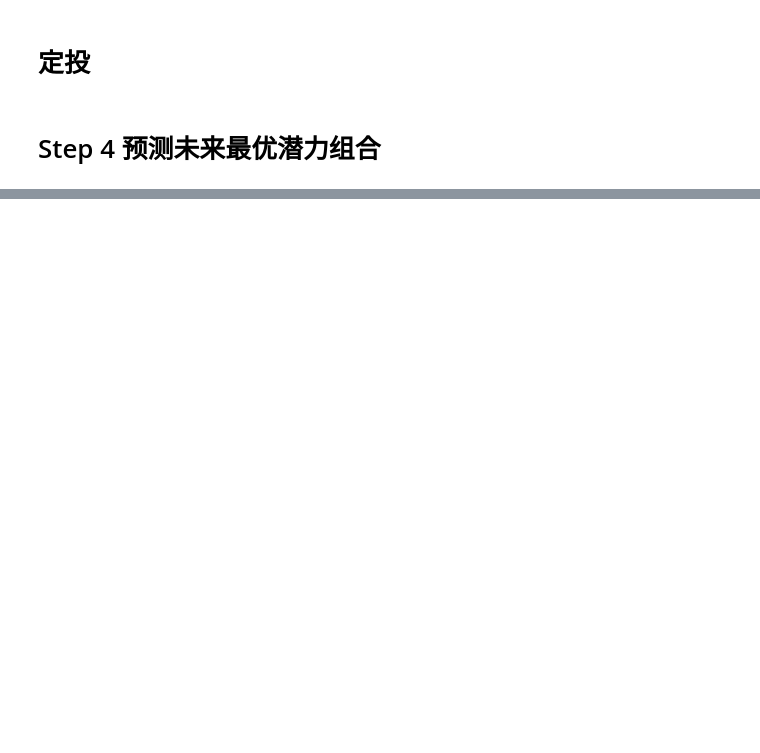
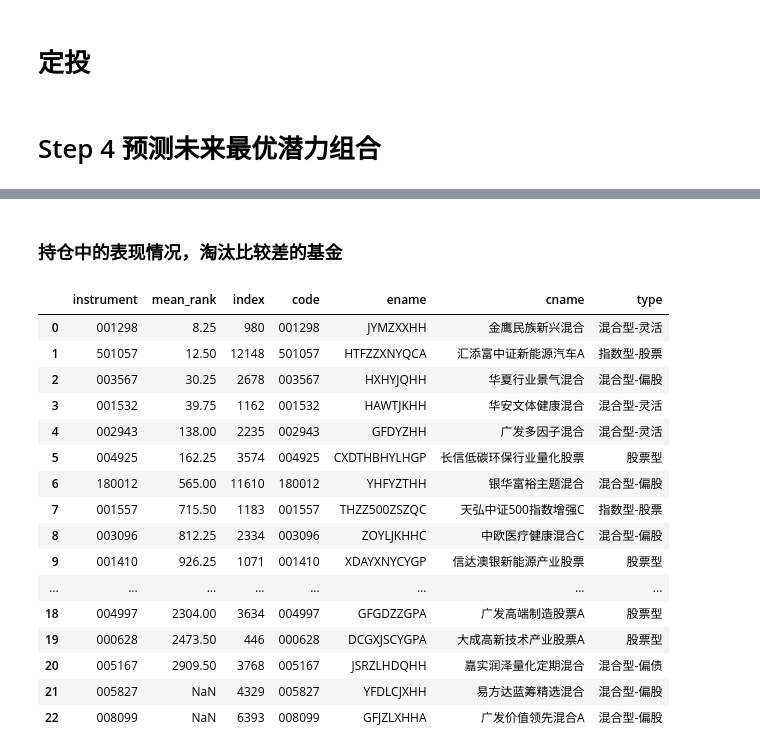
Before and after one commit to JamesWong1234/qlib, a Jupyter notebook: examples/fund-choice.ipynb, the cells around one changed output, grey strips where cells are left out. Cells and saved outputs as stored; diff of their text form; code cells hidden in the pictures; blank space fills up the shorter version.

```diff
--- a/examples/fund-choice.ipynb
+++ b/examples/fund-choice.ipynb
@@ -453,0 +308,67 @@ get_list_by_no(no='001532',date='2021-07-23')
+# %% [markdown]
+### 持仓中的表现情况，淘汰比较差的基金
+# %%
+my_fund_list = [
+'002943',
+'180012',
+'001532',
+'162605',
+'163406',
+'005233',
+'000083',
+'005827',
+'008099',
+'004997',
+'164205',
+'001557',
+'502056',
+'501057',
+'000628',
+'163417',
+'001410',
+'001298',
+'003567',
+'005167',
+'003096','001632','004925']
+df_no_list = pd.DataFrame({'no':my_fund_list})
+
+date_list = ['2021-04-23','2021-05-24','2021-06-23','2021-07-23']
+
+def get_list_by_no_list(df_test, df_no_list,date_list):
+    # condider Date
+    df_date_list = pd.DataFrame({'date':date_list})
+    df_date_list['date'] = pd.to_datetime(df_date_list['date'])
+    df_left = df_test[['instrument','datetime','average_rank','rank_of_average_rank']].sort_values(by=['rank_of_average_rank'])
+    df_left = pd.merge(df_left, df_date_list, how='inner', left_on='datetime', right_on='date')
+
+    df_left = df_left[['instrument','datetime','average_rank','rank_of_average_rank']].sort_values(by=['rank_of_average_rank'])
+    df_left = pd.merge(df_left, df_no_list, how='inner', left_on='instrument', right_on='no')
+
+        # consider TopN
+    df_max_rank = pd.DataFrame()
+    df_max_rank["mean_rank"] = df_left.groupby(['instrument'])["rank_of_average_rank"].mean()
+    df_max_rank = df_max_rank.reset_index().sort_values(by=['mean_rank'])
+
+    df_fund_code = read_fund_code_from_DB()
+    return pd.merge(df_max_rank, df_fund_code, how='left', left_on='instrument', right_on='code')
+
+df_result = get_list_by_no_list(df_test,df_no_list,date_list)
+df_result
+# %% [output]
+|  | instrument | mean_rank | index | code | ename | cname | type |
+| 0 | 001298 | 8.25 | 980 | 001298 | JYMZXXHH | 金鹰民族新兴混合 | 混合型-灵活 |
+| 1 | 501057 | 12.50 | 12148 | 501057 | HTFZZXNYQCA | 汇添富中证新能源汽车A | 指数型-股票 |
+| 2 | 003567 | 30.25 | 2678 | 003567 | HXHYJQHH | 华夏行业景气混合 | 混合型-偏股 |
+| 3 | 001532 | 39.75 | 1162 | 001532 | HAWTJKHH | 华安文体健康混合 | 混合型-灵活 |
+| 4 | 002943 | 138.00 | 2235 | 002943 | GFDYZHH | 广发多因子混合 | 混合型-灵活 |
+| 5 | 004925 | 162.25 | 3574 | 004925 | CXDTHBHYLHGP | 长信低碳环保行业量化股票 | 股票型 |
+| 6 | 180012 | 565.00 | 11610 | 180012 | YHFYZTHH | 银华富裕主题混合 | 混合型-偏股 |
+| 7 | 001557 | 715.50 | 1183 | 001557 | THZZ500ZSZQC | 天弘中证500指数增强C | 指数型-股票 |
+| 8 | 003096 | 812.25 | 2334 | 003096 | ZOYLJKHHC | 中欧医疗健康混合C | 混合型-偏股 |
+| 9 | 001410 | 926.25 | 1071 | 001410 | XDAYXNYCYGP | 信达澳银新能源产业股票 | 股票型 |
+| ... | ... | ... | ... | ... | ... | ... | ... |
+| 18 | 004997 | 2304.00 | 3634 | 004997 | GFGDZZGPA | 广发高端制造股票A | 股票型 |
+| 19 | 000628 | 2473.50 | 446 | 000628 | DCGXJSCYGPA | 大成高新技术产业股票A | 股票型 |
+| 20 | 005167 | 2909.50 | 3768 | 005167 | JSRZLHDQHH | 嘉实润泽量化定期混合 | 混合型-偏债 |
+| 21 | 005827 | NaN | 4329 | 005827 | YFDLCJXHH | 易方达蓝筹精选混合 | 混合型-偏股 |
+| 22 | 008099 | NaN | 6393 | 008099 | GFJZLXHHA | 广发价值领先混合A | 混合型-偏股 |
```
Also changed, not shown: parts of 45 cells of this notebook.
